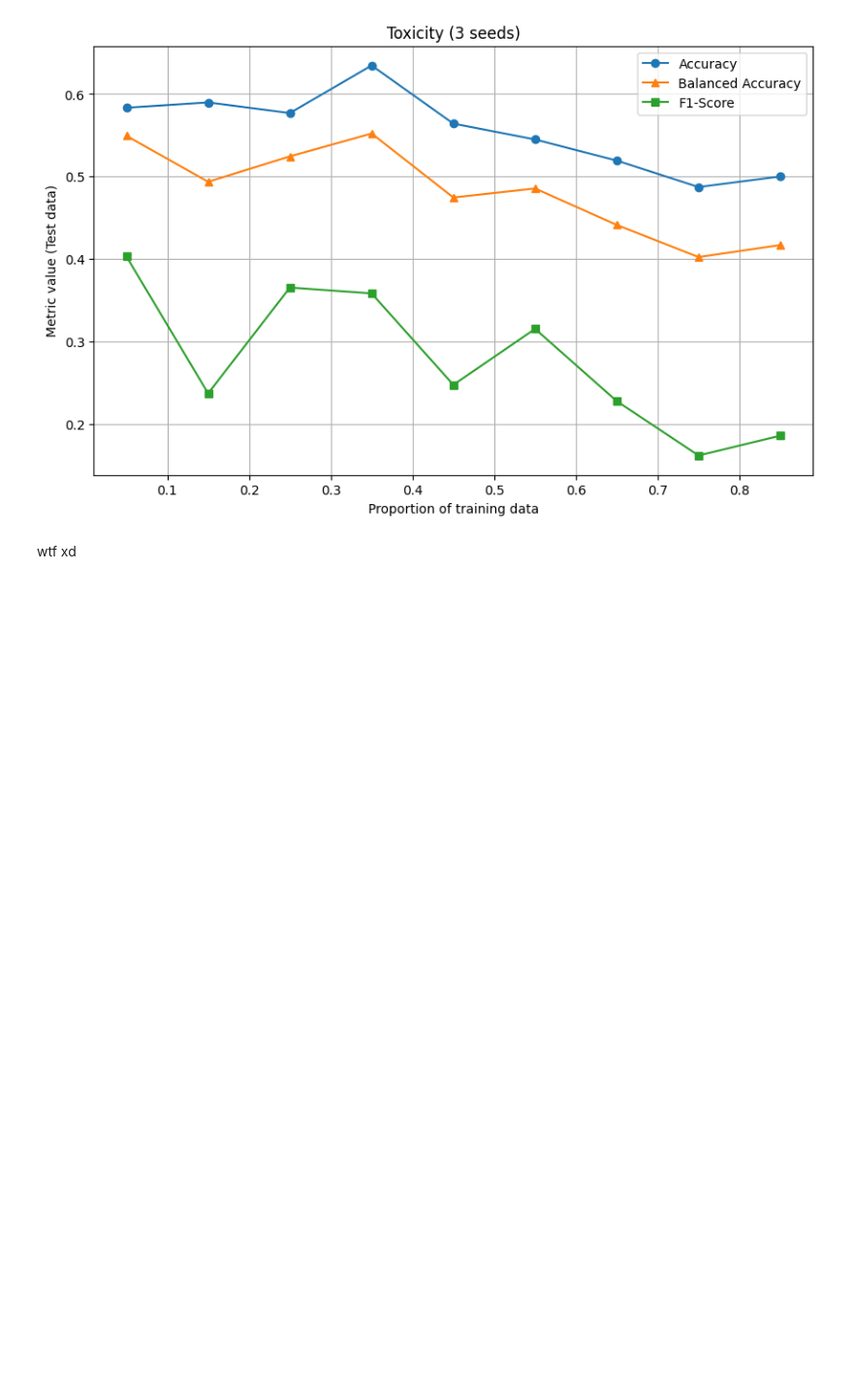
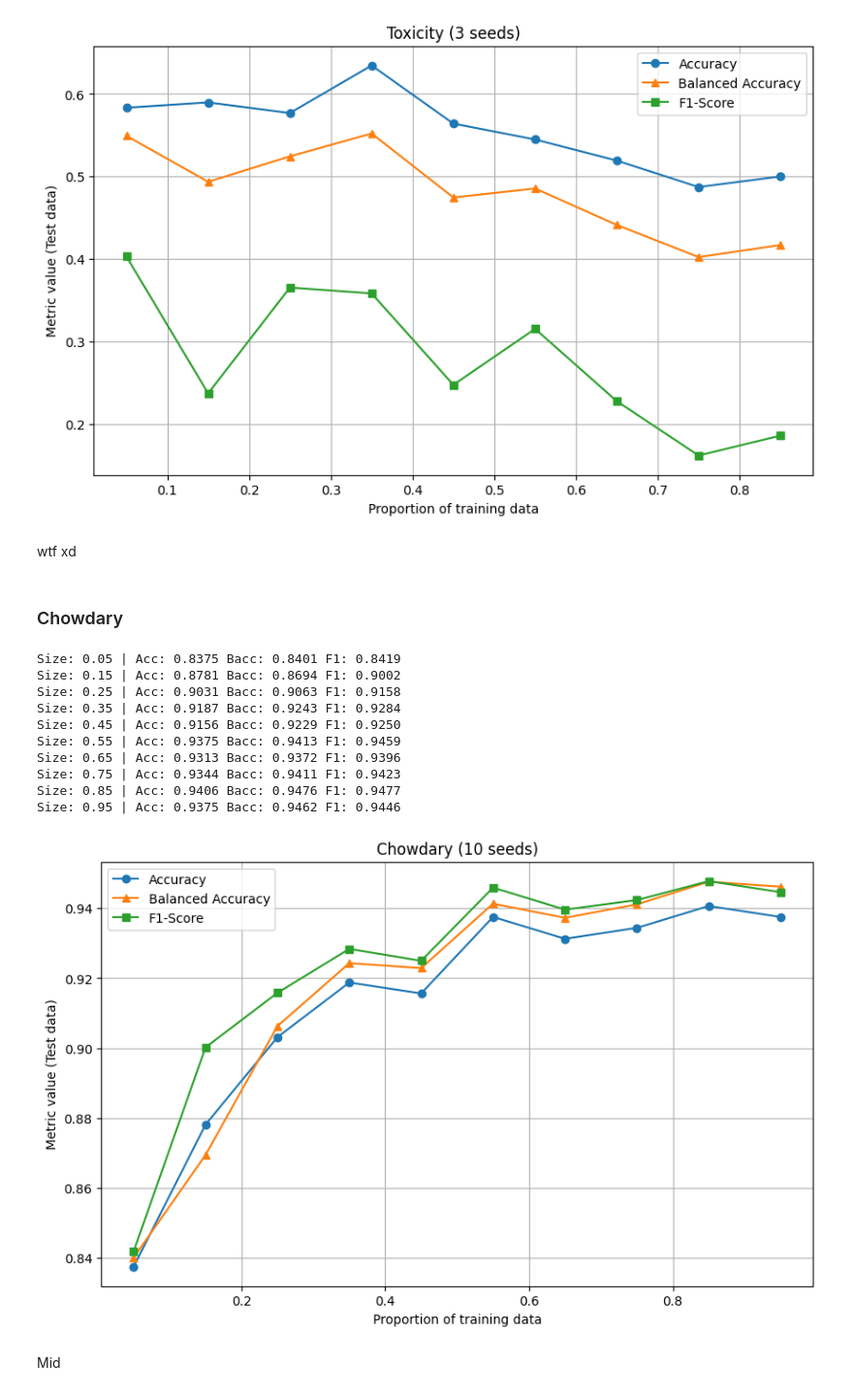
Before and after one commit to tomaszzywicki/semi-supervised-FISTA-logistic-lasso, a Jupyter notebook: notebooks/00_datasets_check.ipynb, the cells around one changed output. Shown at 97% size. Cells and saved outputs as stored; diff of their text form; code cells hidden in the pictures; blank space fills up the shorter version.

```diff
--- a/notebooks/00_datasets_check.ipynb
+++ b/notebooks/00_datasets_check.ipynb
@@ -31,7 +31,7 @@ def plot_acc_f1_across_subsets(X, y, n_seeds:int = 3, title: str=''):
         X, y, test_size=0.3, stratify=y, random_state=42
     )
 
-    sizes = np.arange(0.05, 0.95, 0.1)
+    sizes = np.arange(0.05, 1.05, 0.1)
 
     seeds = list(range(n_seeds))
 
@@ -275,3 +266,32 @@ Size: 0.85 | Acc: 0.5000 Bacc: 0.4168 F1: 0.1856
 [figure]
 # %% [markdown]
 wtf xd
+# %% [markdown]
+### Chowdary
+# %%
+import arff
+
+with open('../data/raw/chowdary.arff', 'r') as f:
+    dataset = arff.load(f)
+
+chowdary = pd.DataFrame(dataset['data'], columns=[attr[0] for attr in dataset['attributes']])
+X = chowdary.iloc[:, :-1].to_numpy()
+y = chowdary.iloc[:, [-1]]
+y = (y == '"B"').astype(int).to_numpy()
+# %%
+k = 10
+plot_acc_f1_across_subsets(X, y, n_seeds=k, title=f'Chowdary ({k} seeds)')
+# %% [output]
+Size: 0.05 | Acc: 0.8375 Bacc: 0.8401 F1: 0.8419
+Size: 0.15 | Acc: 0.8781 Bacc: 0.8694 F1: 0.9002
+Size: 0.25 | Acc: 0.9031 Bacc: 0.9063 F1: 0.9158
+Size: 0.35 | Acc: 0.9187 Bacc: 0.9243 F1: 0.9284
+Size: 0.45 | Acc: 0.9156 Bacc: 0.9229 F1: 0.9250
+Size: 0.55 | Acc: 0.9375 Bacc: 0.9413 F1: 0.9459
+Size: 0.65 | Acc: 0.9313 Bacc: 0.9372 F1: 0.9396
+Size: 0.75 | Acc: 0.9344 Bacc: 0.9411 F1: 0.9423
+Size: 0.85 | Acc: 0.9406 Bacc: 0.9476 F1: 0.9477
+Size: 0.95 | Acc: 0.9375 Bacc: 0.9462 F1: 0.9446
+[figure, added]
+# %% [markdown]
+Mid
```
Also changed, not shown: parts of 5 cells of this notebook, 3 other files.
